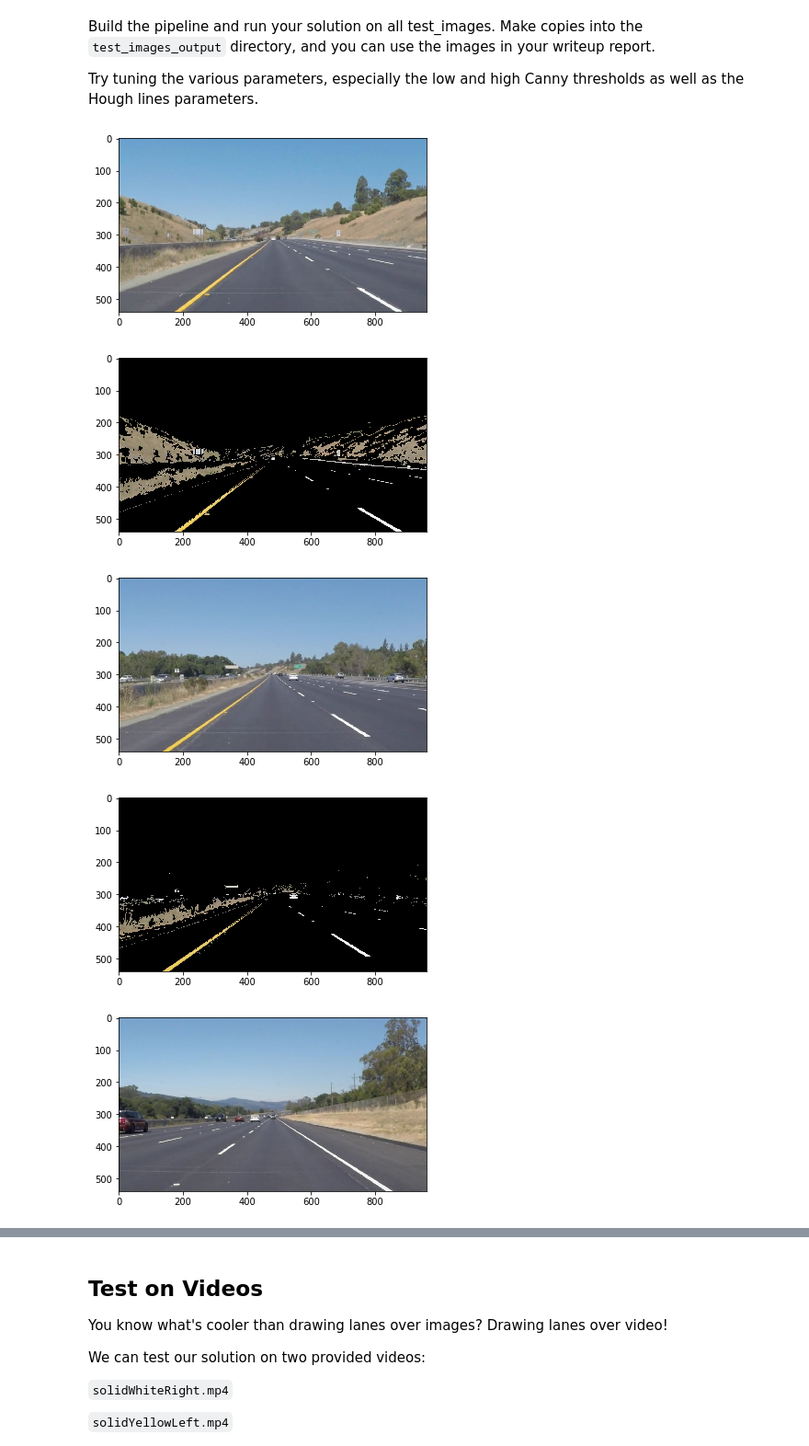
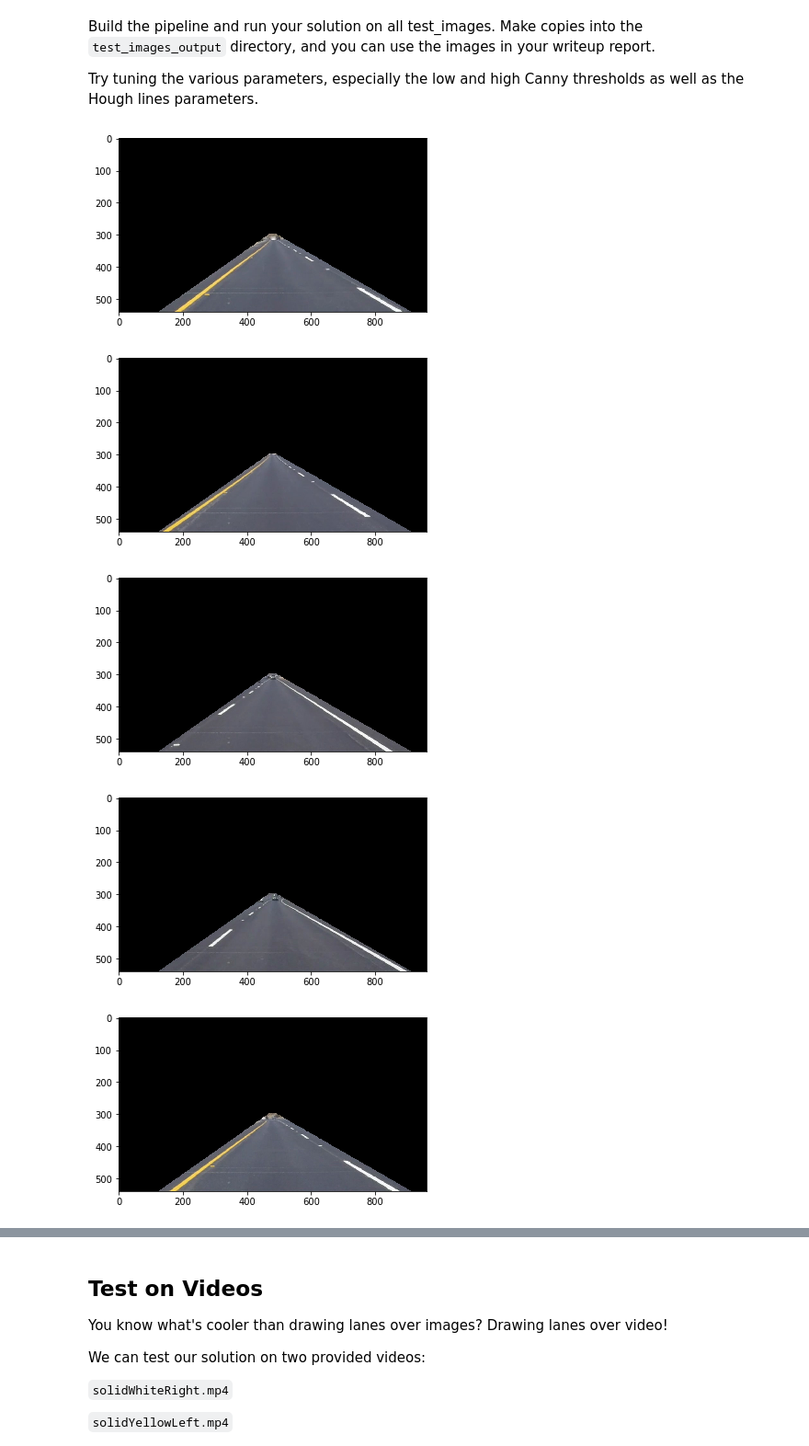
Before and after one commit to hanna-becker/CarND-Finding-Lane-Lines, a Jupyter notebook: P1.ipynb, the cells around one changed output, grey strips where cells are left out. Shown: that part at 92% size. Saved outputs shown, nothing was run; the diff lists cells and outputs as text; code cells hidden in the pictures.

Commit message:
adapt region masking to fit all images

```diff
--- a/P1.ipynb
+++ b/P1.ipynb
@@ -200,8 +200,8 @@ Try tuning the various parameters, especially the low and high Canny thresholds
 
 for imageName in testImages:
     image = mpimg.imread('test_images/' + imageName)
-    plt.imshow(image)
-    plt.show()
+    # plt.imshow(image)
+    # plt.show()
 
     # color selection
     yellowRgb = [255, 255, 0]
@@ -213,53 +213,54 @@ for imageName in testImages:
     maskYW = maskYellow | maskWhite
 
     imageCs = cv2.bitwise_and(image, image, mask = maskYW)
 
-    plt.imshow(imageCs)
-    plt.show()
+    # plt.imshow(imageCs)
+    # plt.show()
 
     # convert to grayscale
     imageGray = grayscale(imageCs)
     # plt.imshow(imageGray, cmap='gray')
     # plt.show()
 
     # gaussian smoothing
     kernel_size = 7
     imageBlur = gaussian_blur(imageGray, kernel_size)
     # plt.imshow(imageBlur, cmap='gray')
     # plt.show()
 
     # canny edge detection
     low_threshold = 20
     high_threshold = 150
     imageEdges = canny(imageBlur, low_threshold, high_threshold)
     # plt.imshow(imageEdges, cmap='Greys_r')
     # plt.show()
 
     # region masking
     imshape = imageEdges.shape
     height = imshape[0]
     width = imshape[1]
-    vertices = np.array([[(0.49*width,0.55*height),(0.51*width,0.55*height),(0.9*width,height),(0.13*width,height)]],dtype=np.int32)
-    imageMasked = region_of_interest(imageEdges, vertices)
-    #plt.imshow(imageMasked, cmap='Greys_r')
-    #plt.show()
+    vertices = np.array([[(0.49*width,0.55*height),(0.51*width,0.55*height),(0.95*width,height),(0.13*width,height)]],dtype=np.int32)
+    # imageMasked = region_of_interest(imageEdges, vertices)
+    imageMasked = region_of_interest(image, vertices)
+    plt.imshow(imageMasked, cmap='Greys_r')
+    plt.show()
 
-    # Hough transformation
-    rho = 2 # distance resolution in pixels of the Hough grid
-    theta = np.pi/180 # angular resolution in radians of the Hough grid
-    threshold = 15     # minimum number of votes (intersections in Hough grid cell)
-    min_line_length = 40 # minimum number of pixels making up a line
-    max_line_gap = 20    # maximum gap in pixels between connectable line segments
-    imageLines = hough_lines(imageMasked, rho, theta, threshold, min_line_length, max_line_gap)
-    # plt.imshow(imageLines)
-    # plt.show()
+#     # Hough transformation
+#     rho = 2 # distance resolution in pixels of the Hough grid
+#     theta = np.pi/180 # angular resolution in radians of the Hough grid
+#     threshold = 15     # minimum number of votes (intersections in Hough grid cell)
+#     min_line_length = 40 # minimum number of pixels making up a line
+#     max_line_gap = 20    # maximum gap in pixels between connectable line segments
+#     imageLines = hough_lines(imageMasked, rho, theta, threshold, min_line_length, max_line_gap)
+#     # plt.imshow(imageLines)
+#     # plt.show()
 
-    imageOverlay = weighted_img(imageLines, image, α=0.8, β=1., γ=0.)
-    #plt.imshow(imageOverlay)
-    #plt.show()
+#     imageOverlay = weighted_img(imageLines, image, α=0.8, β=1., γ=0.)
+#     #plt.imshow(imageOverlay)
+#     #plt.show()
 # %% [output]
-[figure, old version]
+[figure, new version]
-[figure, old version]
+[figure, new version]
-[figure, old version]
+[figure, new version]
-[figure, old version]
+[figure, new version]
-[figure, old version]
+[figure, new version]
```
Also changed, not shown: parts of 1 cell of this notebook.
